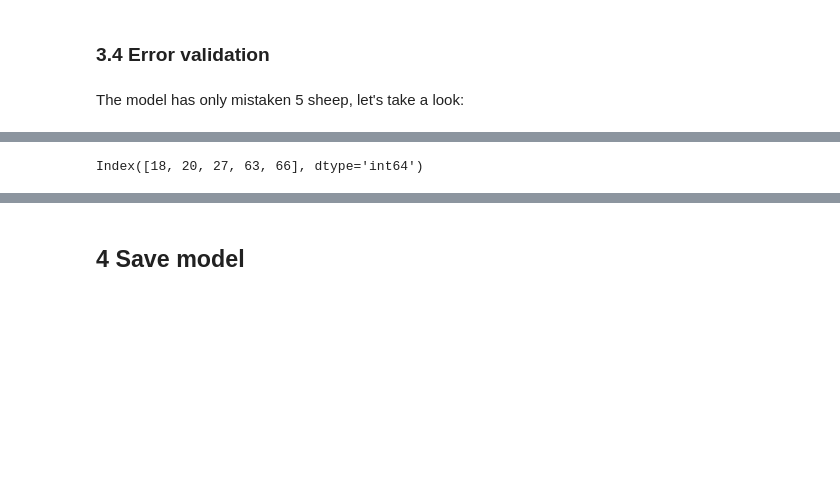
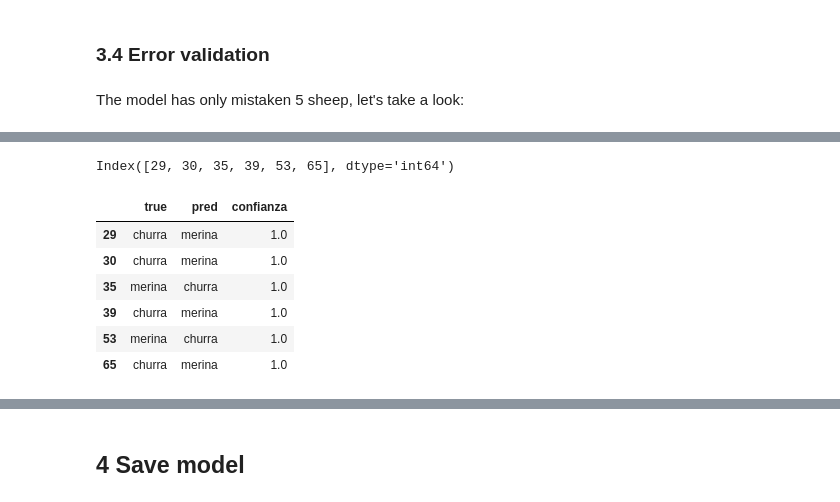
Before and after one commit to njisly/churrasymerinas, a Jupyter notebook: results_notebook/results.ipynb, the cells around one changed output, grey strips where cells are left out. Saved outputs shown, nothing was run; the diff lists cells and outputs as text; code cells hidden in the pictures; blank space fills up the shorter version.

```diff
--- a/results_notebook/results.ipynb
+++ b/results_notebook/results.ipynb
@@ -244,11 +271,21 @@ The model has only mistaken 5 sheep, let's take a look:
 # %%
-df_predicciones = pd.DataFrame({"true":y_test, "pred":y_pred})
+df_predicciones = pd.DataFrame({"true":y_test, "pred":y_pred, "confianza":confianza})
 
 errores = df_predicciones[df_predicciones["true"] != df_predicciones["pred"]]
 indices = errores.index
 indices
 # %% [output]
-Index([18, 20, 27, 63, 66], dtype='int64')
+Index([29, 30, 35, 39, 53, 65], dtype='int64')
+# %%
+errores
+# %% [output]
+|  | true | pred | confianza |
+| 29 | churra | merina | 1.0 |
+| 30 | churra | merina | 1.0 |
+| 35 | merina | churra | 1.0 |
+| 39 | churra | merina | 1.0 |
+| 53 | merina | churra | 1.0 |
+| 65 | churra | merina | 1.0 |
 # %%
 show_images_batch(X_test[indices], names=y_test[indices], n_cols=3)
 # %% [output]
```
Also changed, not shown: parts of 9 cells of this notebook, 2 other files.
